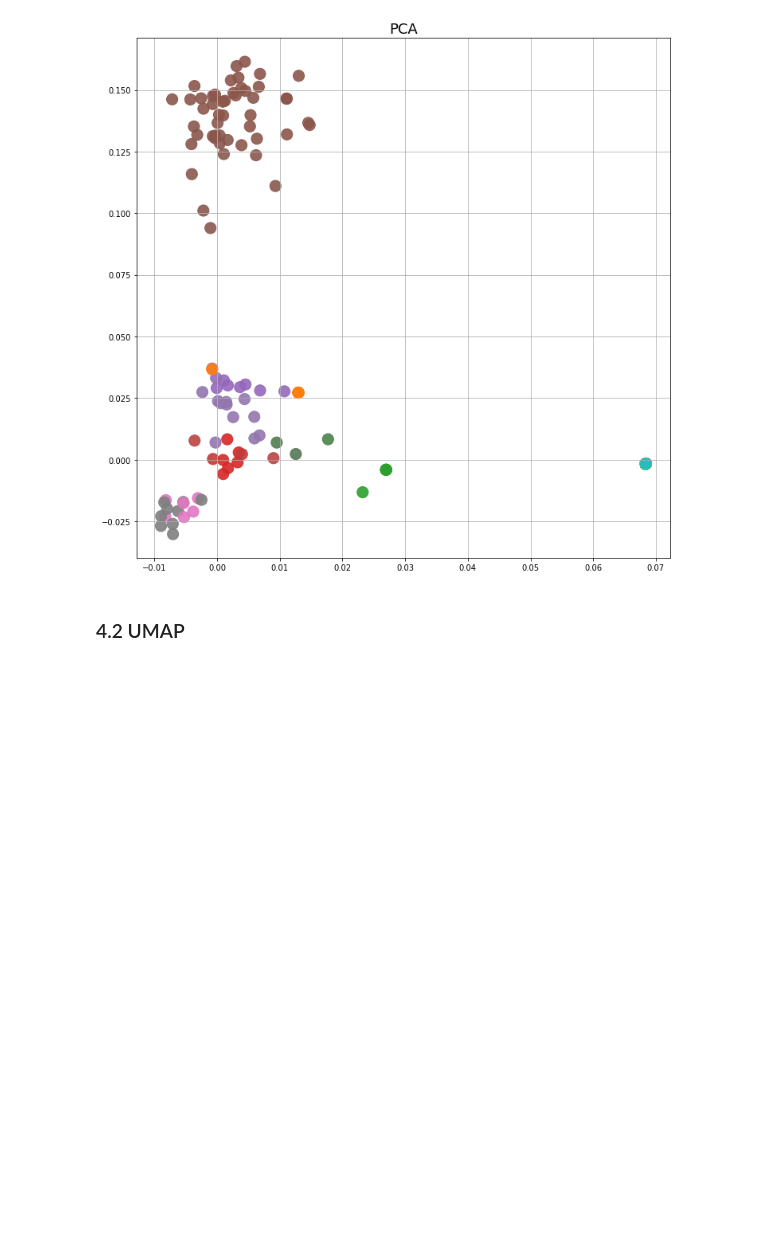
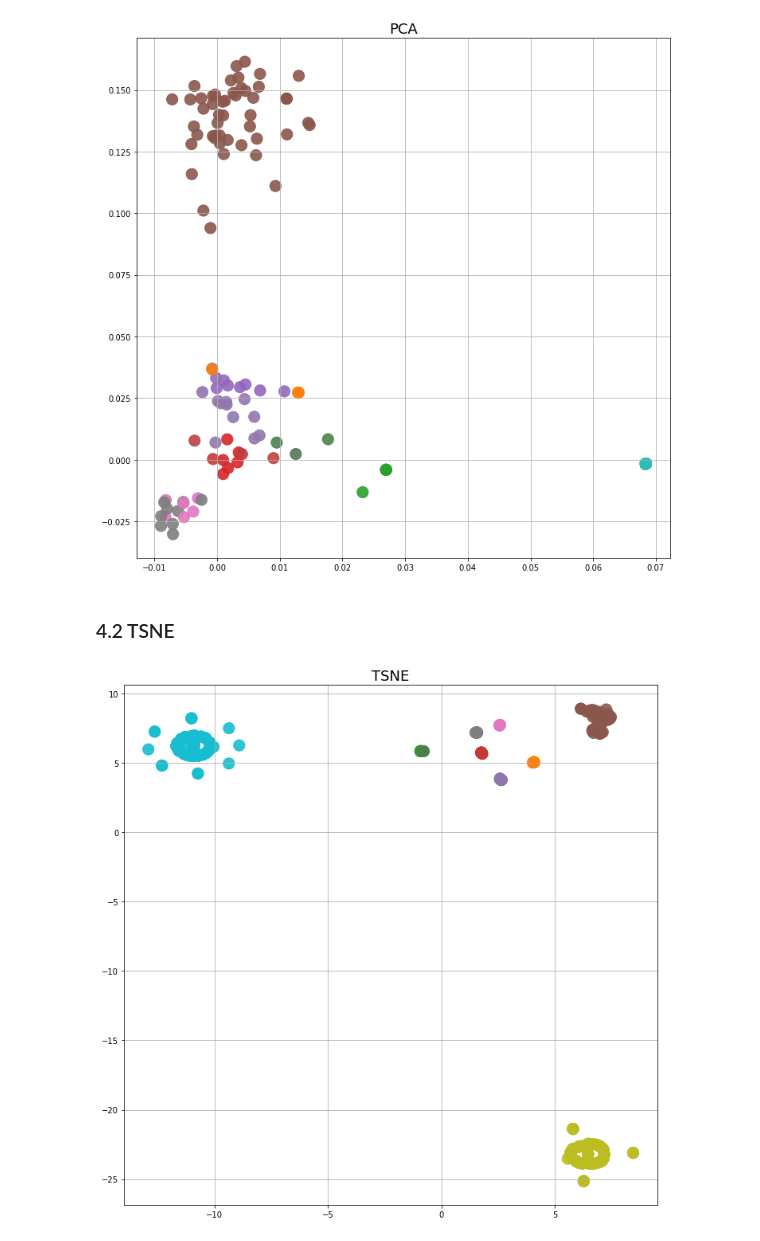
Before and after one commit to boringPpl/presidential-debates-comments-clustering, a Jupyter notebook: visualise_clusters.ipynb, the cells around one changed output. Drawn from its saved outputs; the diff is of its cells as text; code cells hidden in the pictures; blank space fills up the shorter version.

```diff
--- a/visualise_clusters.ipynb
+++ b/visualise_clusters.ipynb
@@ -103,4 +116,17 @@ ax.set_title("PCA", fontsize=18);
 # %% [output]
 [figure]
 # %% [markdown]
-### 4.2 UMAP
+### 4.2 TSNE
+# %%
+from sklearn.manifold import TSNE
+
+tsne = TSNE(n_components=2)
+clustertsne = tsne.fit_transform(df_vecs.T)
+assert clustertsne.shape[0]==len(cluster_colors)
+# %%
+fig, ax = plt.subplots(1, 1, figsize=(12, 12))
+ax.scatter(clustertsne[:, 0], clustertsne[:, 1], c=cluster_colors, s=200, alpha=0.9)
+ax.grid(True)
+ax.set_title("TSNE", fontsize=18);
+# %% [output]
+[figure, added]
```
Also changed, not shown: parts of 9 cells of this notebook.
